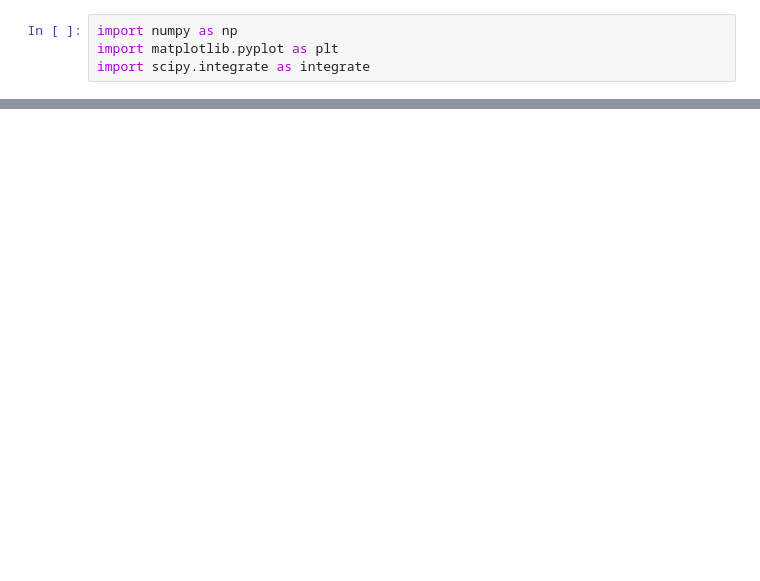
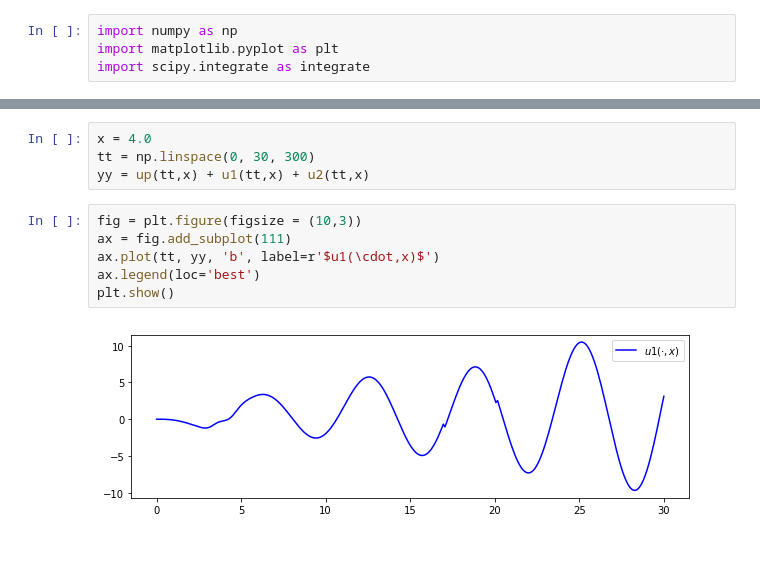
Before and after one commit to arangogithub/pylearn, a Jupyter notebook: onda_1d.ipynb, the cells around one changed output, grey strips where cells are left out. Cells and saved outputs as stored; diff of their text form; blank space fills up the shorter version.

```diff
--- a/onda_1d.ipynb
+++ b/onda_1d.ipynb
@@ -56,0 +72,14 @@ plt.figure?
+# %%
+x = 4.0
+tt = np.linspace(0, 30, 300)
+yy = up(tt,x) + u1(tt,x) + u2(tt,x)
+# %%
+fig = plt.figure(figsize = (10,3))
+ax = fig.add_subplot(111)
+ax.plot(tt, yy, 'b', label=r'$u1(\cdot,x)$')
+ax.legend(loc='best')
+plt.show()
+# %% [output]
+[figure, added]
+# %% [markdown]
+###
```
Also changed, not shown: parts of 9 cells of this notebook.
